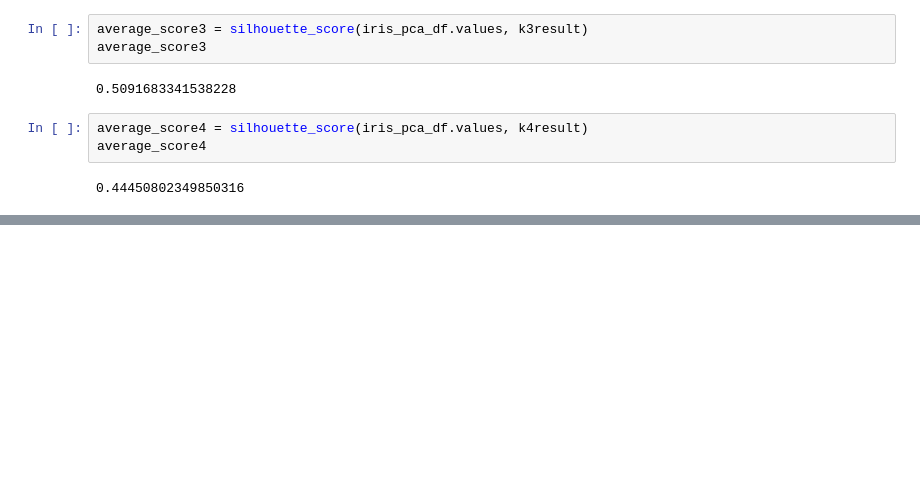
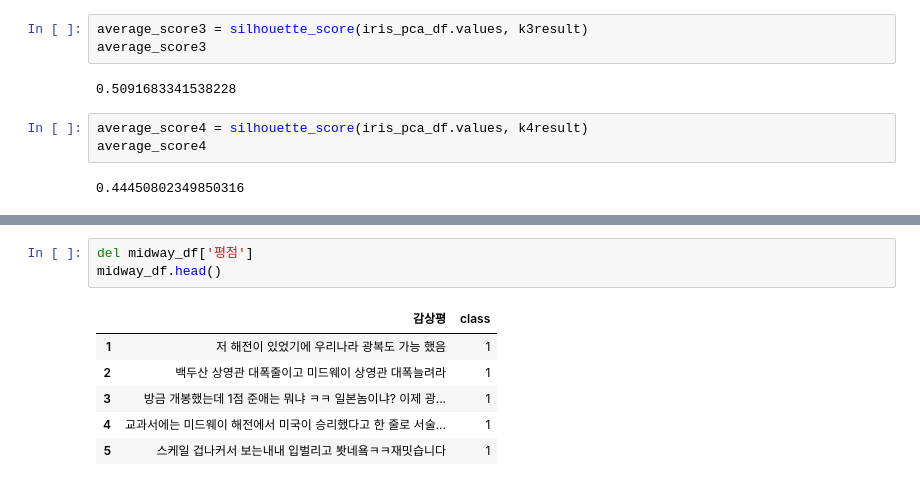
Before and after one commit to dain1403/Machine-Learning, a Jupyter notebook: re기계 학습 실기 평가.ipynb, the cells around one changed output, grey strips where cells are left out. Cells and saved outputs as stored; diff of their text form; blank space fills up the shorter version.

```diff
--- a/re기계 학습 실기 평가.ipynb
+++ b/re기계 학습 실기 평가.ipynb
@@ -278,0 +391,10 @@ average_score4
+# %%
+del midway_df['평점']
+midway_df.head()
+# %% [output]
+|  | 감상평 | class |
+| 1 | 저 해전이 있었기에 우리나라 광복도 가능 했음 | 1 |
+| 2 | 백두산 상영관 대폭줄이고 미드웨이 상영관 대폭늘려라 | 1 |
+| 3 | 방금 개봉했는데 1점 준애는 뭐냐 ㅋㅋ 일본놈이냐? 이제 광... | 1 |
+| 4 | 교과서에는 미드웨이 해전에서 미국이 승리했다고 한 줄로 서술... | 1 |
+| 5 | 스케일 겁나커서 보는내내 입벌리고 봣네욬ㅋㅋ재밋습니다 | 1 |
```
Also changed, not shown: parts of 16 cells of this notebook.
